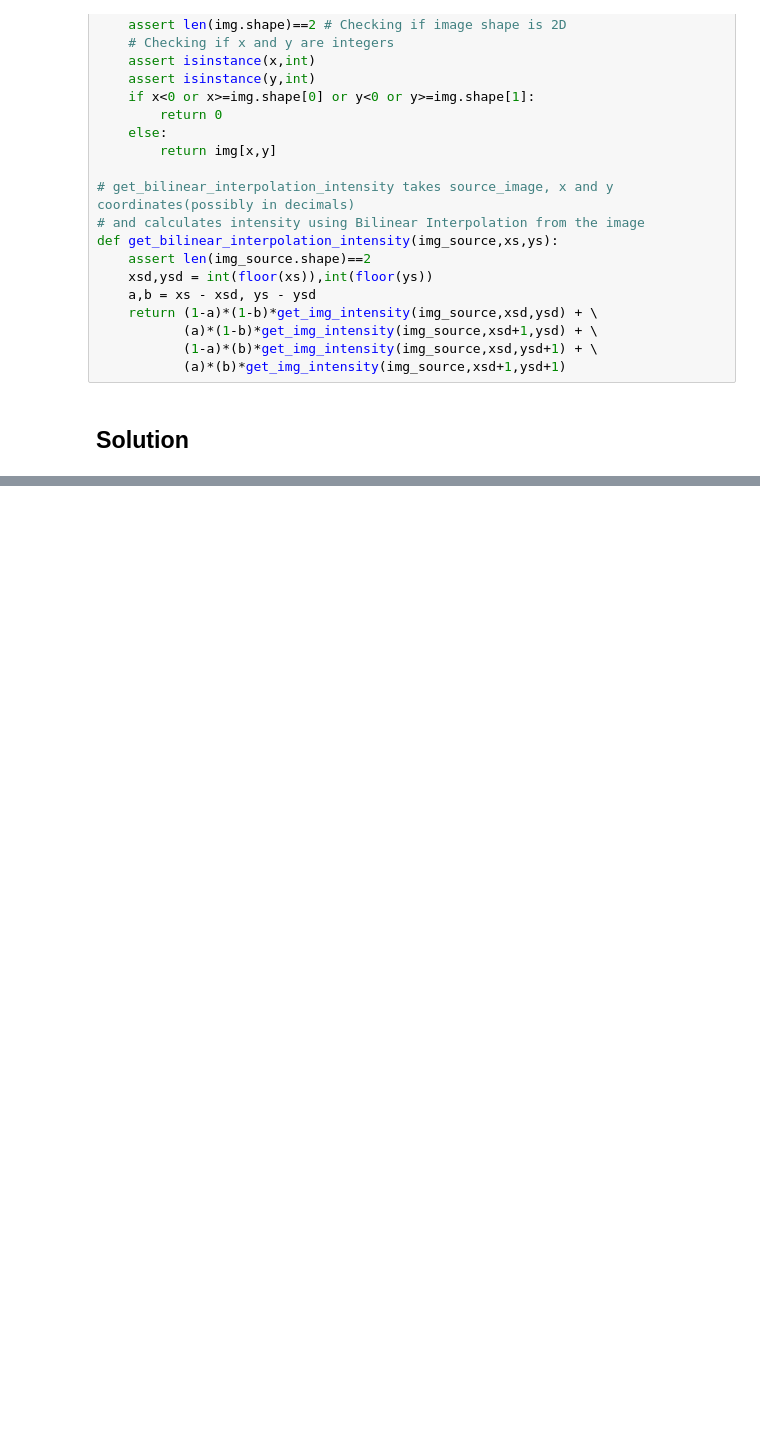
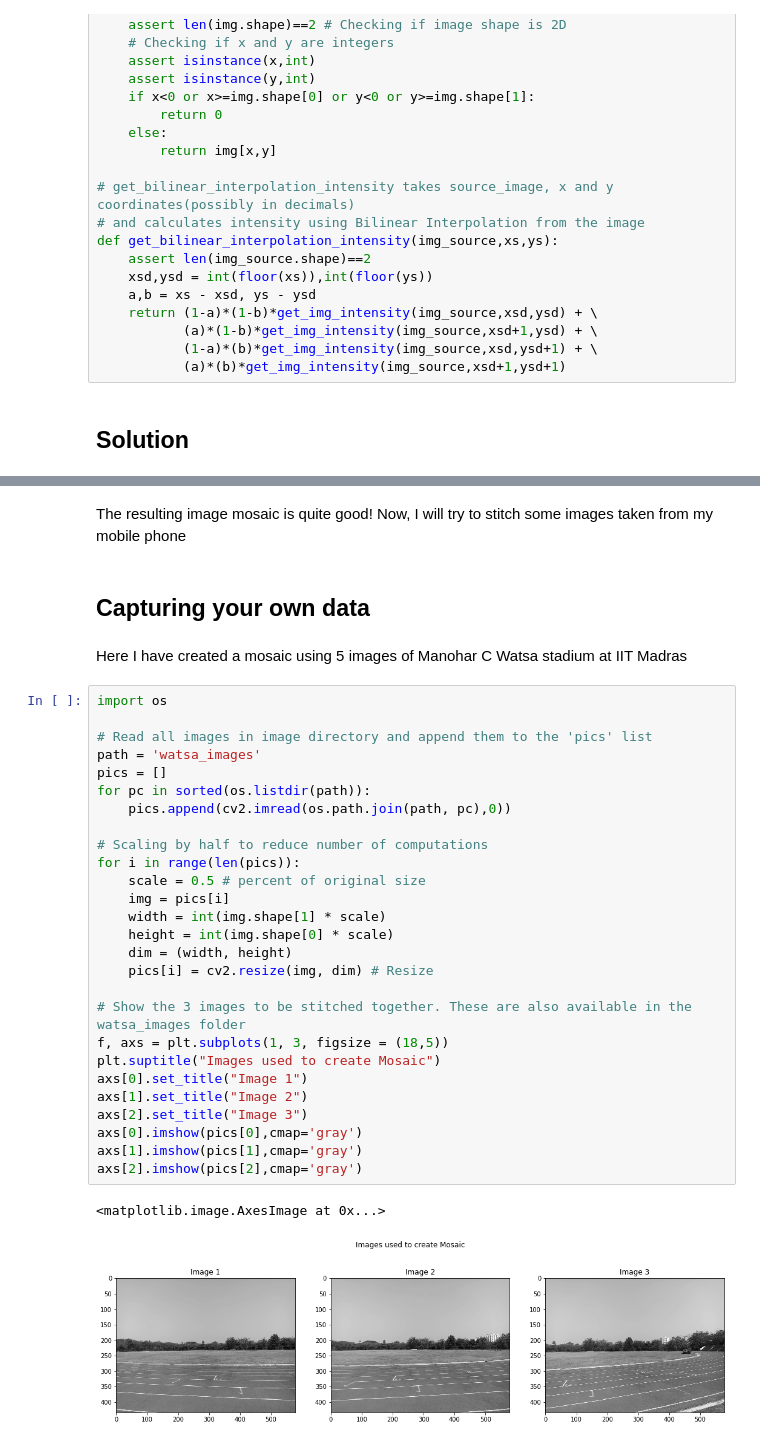
Before and after one commit to shreyasnn1/EE5175-Image-Signal-Processing, a Jupyter notebook: Lab3/lab3.ipynb, the cells around one changed output, grey strips where cells are left out. Saved outputs shown, nothing was run; the diff lists cells and outputs as text; blank space fills up the shorter version.

```diff
--- a/Lab3/lab3.ipynb
+++ b/Lab3/lab3.ipynb
@@ -150,0 +170,36 @@ Computed H23
+# %% [markdown]
+The resulting image mosaic is quite good! Now, I will try to stitch some images taken from my mobile phone
+# %% [markdown]
+## Capturing your own data
+# %% [markdown]
+Here I have created a mosaic using 5 images of Manohar C Watsa stadium at IIT Madras
+# %%
+import os
+
+# Read all images in image directory and append them to the 'pics' list
+path = 'watsa_images'
+pics = []
+for pc in sorted(os.listdir(path)):
+    pics.append(cv2.imread(os.path.join(path, pc),0))
+
+# Scaling by half to reduce number of computations
+for i in range(len(pics)):
+    scale = 0.5 # percent of original size
+    img = pics[i]
+    width = int(img.shape[1] * scale)
+    height = int(img.shape[0] * scale)
+    dim = (width, height)
+    pics[i] = cv2.resize(img, dim) # Resize
+
+# Show the 3 images to be stitched together. These are also available in the watsa_images folder
+f, axs = plt.subplots(1, 3, figsize = (18,5))
+plt.suptitle("Images used to create Mosaic")
+axs[0].set_title("Image 1")
+axs[1].set_title("Image 2")
+axs[2].set_title("Image 3")
+axs[0].imshow(pics[0],cmap='gray')
+axs[1].imshow(pics[1],cmap='gray')
+axs[2].imshow(pics[2],cmap='gray')
+# %% [output]
+<matplotlib.image.AxesImage at 0x...>
+[figure, added]
```
Also changed, not shown: parts of 8 cells of this notebook.
